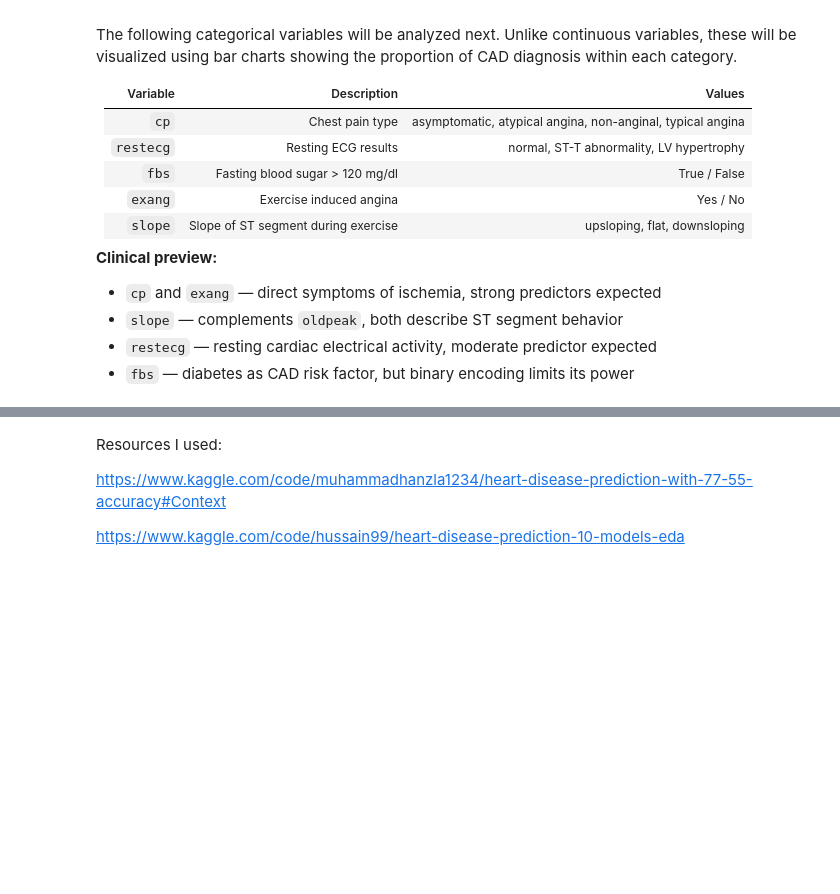
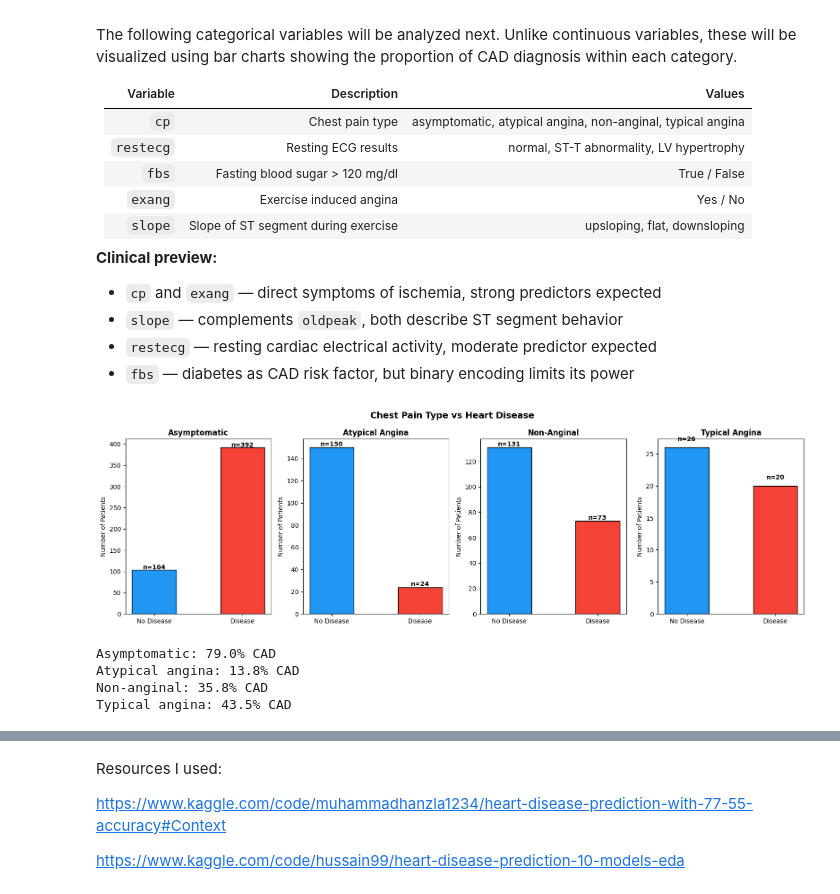
Before and after one commit to JoaquinCar/heart-disease-risk-predictor, a Jupyter notebook: data/EDA.ipynb, the cells around one changed output, grey strips where cells are left out. Drawn from its saved outputs; the diff is of its cells as text; code cells hidden in the pictures; blank space fills up the shorter version.

```diff
--- a/data/EDA.ipynb
+++ b/data/EDA.ipynb
@@ -778,3 +778,36 @@ each category.
 - `slope` — complements `oldpeak`, both describe ST segment behavior
 - `restecg` — resting cardiac electrical activity, moderate predictor expected
 - `fbs` — diabetes as CAD risk factor, but binary encoding limits its power
+# %%
+fig, axes = plt.subplots(1, 4, figsize=(16, 5))
+
+cp_types = {
+    'Asymptomatic': asymptomatic,
+    'Atypical Angina': atypical_angina,
+    'Non-Anginal': non_anginal,
+    'Typical Angina': typical_angina
+}
+colors = ['#FFC107', '#9C27B0', '#2196F3', '#4CAF50']
+
+for ax, (title, counts), color in zip(axes, cp_types.items(), colors):
+    ax.bar(['No Disease', 'Disease'], counts.values, color=['#2196F3', '#F44336'], edgecolor='black', width=0.5)
+    ax.set_title(title, fontweight='bold')
+    ax.set_ylabel('Number of Patients')
+    for i, v in enumerate(counts.values):
+        ax.text(i, v + 1, f'n={v}', ha='center', fontweight='bold')
+
+plt.suptitle('Chest Pain Type vs Heart Disease', fontsize=14, fontweight='bold')
+plt.tight_layout()
+plt.show()
+# %% [output]
+[figure, added]
+# %%
+print(f"Asymptomatic: {392/(104+392):.1%} CAD")
+print(f"Atypical angina: {24/(150+24):.1%} CAD")
+print(f"Non-anginal: {73/(131+73):.1%} CAD")
+print(f"Typical angina: {20/(26+20):.1%} CAD")
+# %% [output]
+Asymptomatic: 79.0% CAD
+Atypical angina: 13.8% CAD
+Non-anginal: 35.8% CAD
+Typical angina: 43.5% CAD
```
Also changed, not shown: parts of 3 cells of this notebook.
